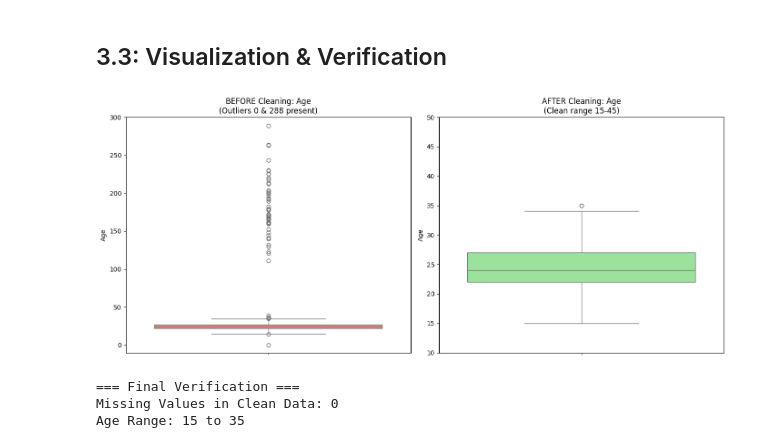
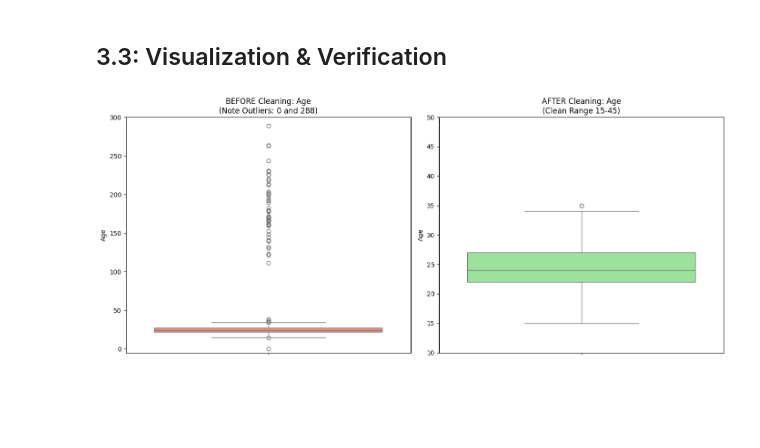
Before and after one commit to Sasan-Nikjoo/data-mining, a Jupyter notebook: phase1/phase1.ipynb, the cells around one changed output. Cells and saved outputs as stored; diff of their text form; code cells hidden in the pictures; blank space fills up the shorter version.

```diff
--- a/phase1/phase1.ipynb
+++ b/phase1/phase1.ipynb
@@ -678,32 +697,19 @@ plt.show()
 # %% [markdown]
 ## 3.3: Visualization & Verification
 # %%
-import matplotlib.pyplot as plt
-import seaborn as sns
-
 plt.figure(figsize=(14, 6))
 
-# --- Chart 1: BEFORE (From original df) ---
 plt.subplot(1, 2, 1)
 sns.boxplot(y=df['Age'], color='salmon')
-plt.title('BEFORE Cleaning: Age\n(Outliers 0 & 288 present)')
-plt.ylim(-10, 300) # Zoom out to see the 288 error
+plt.title('BEFORE Cleaning: Age\n(Note Outliers: 0 and 288)')
+plt.ylim(-5, 300)
 
-# --- Chart 2: AFTER (From df_clean) ---
 plt.subplot(1, 2, 2)
 sns.boxplot(y=df_clean['Age'], color='lightgreen')
-plt.title('AFTER Cleaning: Age\n(Clean range 15-45)')
-plt.ylim(10, 50) # Normal football age range
+plt.title('AFTER Cleaning: Age\n(Clean Range 15-45)')
+plt.ylim(10, 50)
 
 plt.tight_layout()
 plt.show()
-
-# --- Verification Stats ---
-print("=== Final Verification ===")
-print(f"Missing Values in Clean Data: {df_clean.isnull().sum().sum()}")
-print(f"Age Range: {df_clean['Age'].min()} to {df_clean['Age'].max()}")
 # %% [output]
-[figure, old version]
+[figure, new version]
-=== Final Verification ===
-Missing Values in Clean Data: 0
-Age Range: 15 to 35
```
Also changed, not shown: parts of 18 cells of this notebook, 9 other files.
